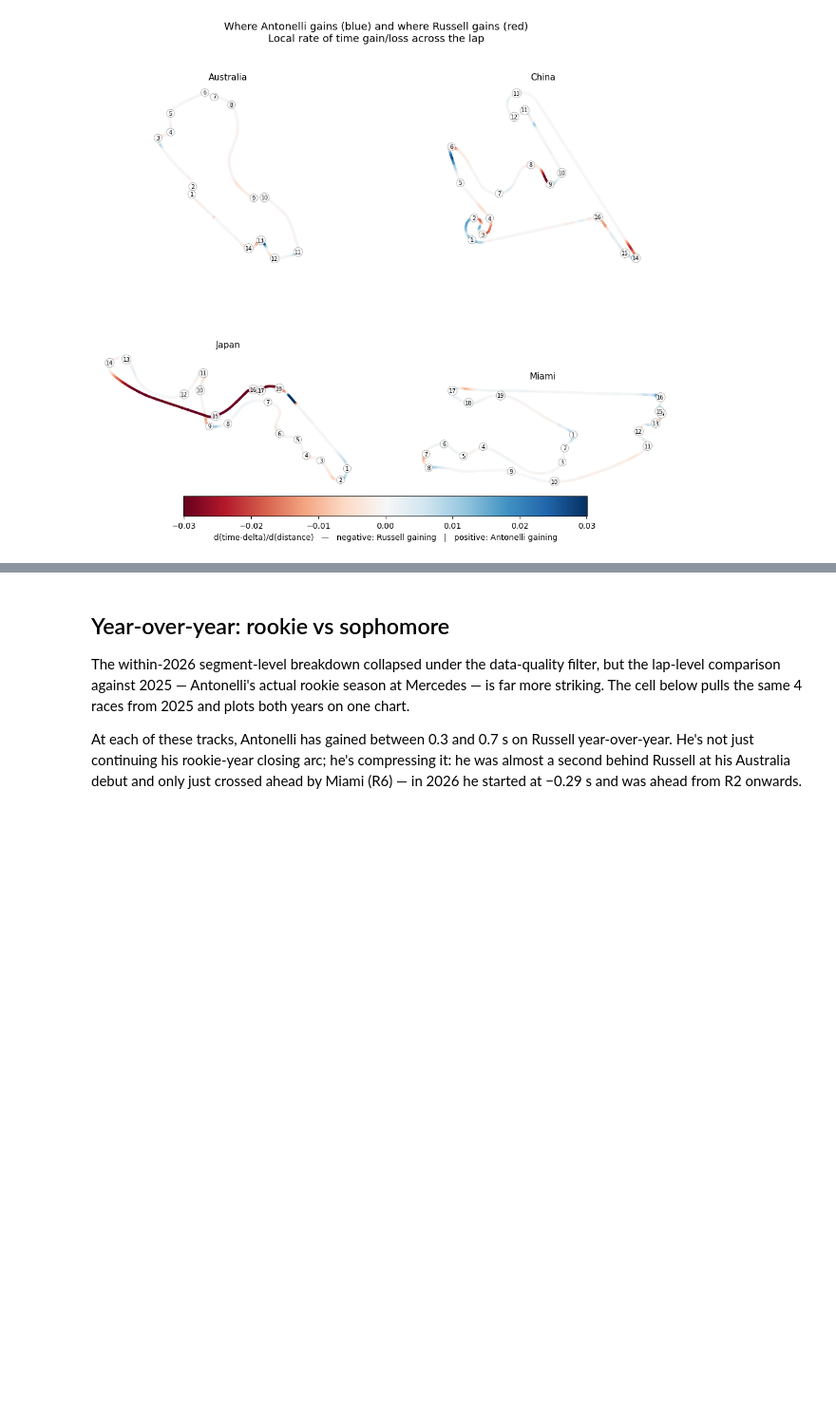
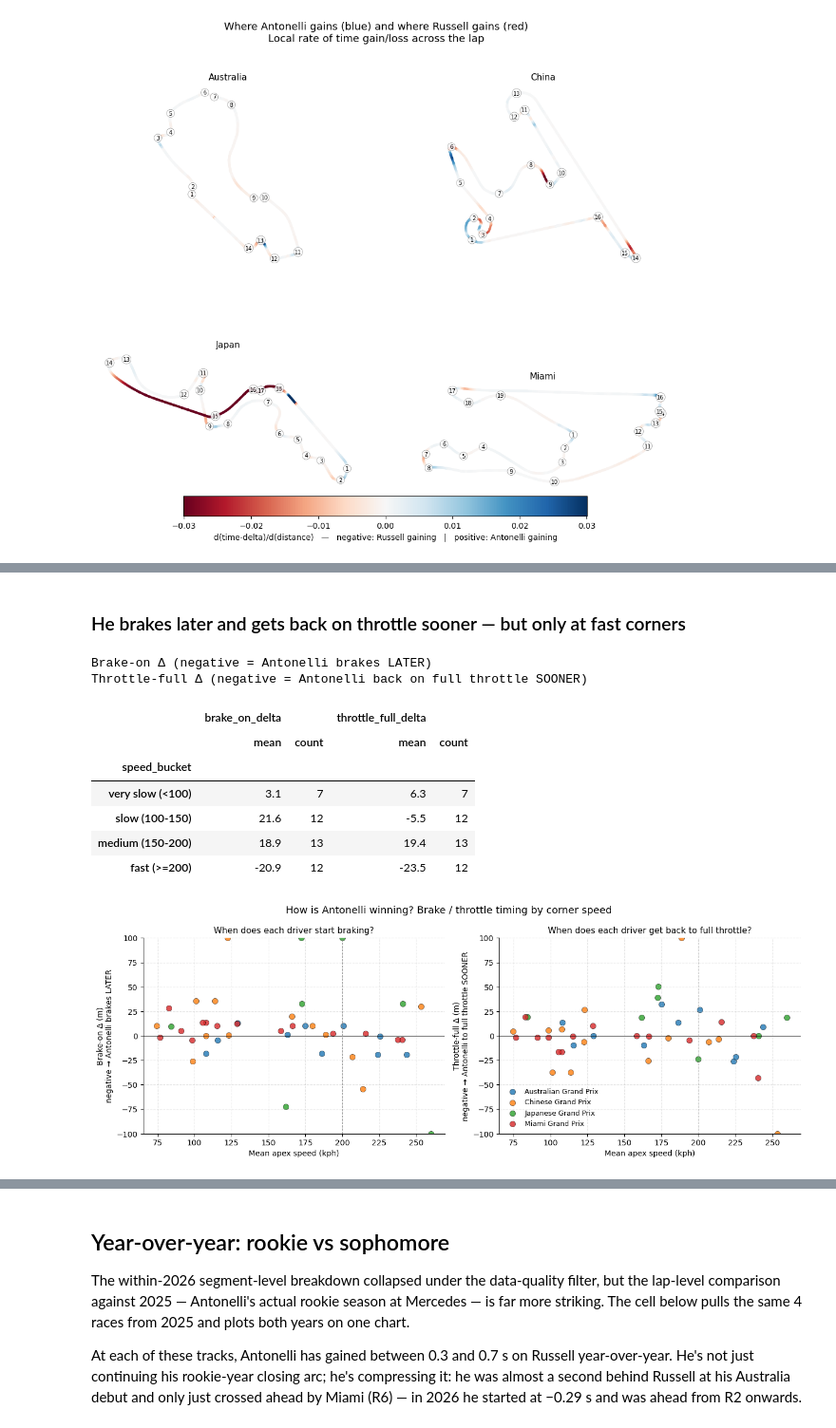
Before and after one commit to milescoler/antonelli-vs-russell, a Jupyter notebook: notebooks/01_antonelli_vs_russell.ipynb, the cells around one changed output, grey strips where cells are left out. Shown at 95% size. Drawn from its saved outputs; the diff is of its cells as text; code cells hidden in the pictures; blank space fills up the shorter version.

```diff
--- a/notebooks/01_antonelli_vs_russell.ipynb
+++ b/notebooks/01_antonelli_vs_russell.ipynb
@@ -261,0 +270,22 @@ core           INFO     Finished loading data for 22 drivers: ['12', '3', '16',
+# %%
+corner_sigs = pd.concat([
+    compute_corner_signatures(2026, race) for race in RACES
+], ignore_index=True)
+clean_corners = corner_sigs[corner_sigs['sensor_ok']].copy()
+
+# Bucket by mean apex speed and report apex-speed delta
+def speed_bucket(v):
+    if v < 100: return 'very slow (<100)'
+    if v < 150: return 'slow (100-150)'
+    if v < 200: return 'medium (150-200)'
+    return 'fast (>=200)'
+clean_corners['speed_bucket'] = clean_corners['mean_apex_kph'].apply(speed_bucket)
+bucket_order = ['very slow (<100)', 'slow (100-150)', 'medium (150-200)', 'fast (>=200)']
+
+apex_summary = (
+    clean_corners.groupby('speed_bucket')['apex_delta_kph']
+    .agg(['mean', 'count']).reindex(bucket_order)
+    .rename(columns={'mean': 'mean ANT-RUS (kph)', 'count': 'n'})
+)
+print('Apex-speed delta by corner-speed bucket  (positive = Antonelli faster at the apex):')
+display(apex_summary.round(2))
@@ -261,0 +321,29 @@ core           INFO     Finished loading data for 22 drivers: ['12', '3', '16',
+# %% [markdown]
+### He brakes later and gets back on throttle sooner — but only at fast corners
+# %%
+# Restrict to "real braking" corners: both drivers actually braked at least
+# 20 m before the apex. Otherwise we're looking at flat-out kinks.
+real = clean_corners[(clean_corners['brake_on_a'] > 20) & (clean_corners['brake_on_b'] > 20)].copy()
+
+bt_summary = (
+    real.groupby('speed_bucket')[['brake_on_delta', 'throttle_full_delta']]
+    .agg(['mean', 'count']).reindex(bucket_order)
+    .round(1)
+)
+print('Brake-on Δ (negative = Antonelli brakes LATER)')
+print('Throttle-full Δ (negative = Antonelli back on full throttle SOONER)')
+display(bt_summary)
+
+fig = plot_corner_signatures(corner_sigs, save_path='../figures/corner_signatures.png')
+plt.show()
+# %% [output]
+Brake-on Δ (negative = Antonelli brakes LATER)
+Throttle-full Δ (negative = Antonelli back on full throttle SOONER)
+|  | brake_on_delta |  | throttle_full_delta |  |
+|  | mean | count | mean | count |
+| speed_bucket |  |  |  |  |
+| very slow (<100) | 3.1 | 7 | 6.3 | 7 |
+| slow (100-150) | 21.6 | 12 | -5.5 | 12 |
+| medium (150-200) | 18.9 | 13 | 19.4 | 13 |
+| fast (>=200) | -20.9 | 12 | -23.5 | 12 |
+[figure, added]
```
Also changed, not shown: parts of 6 cells of this notebook, 6 other files.
